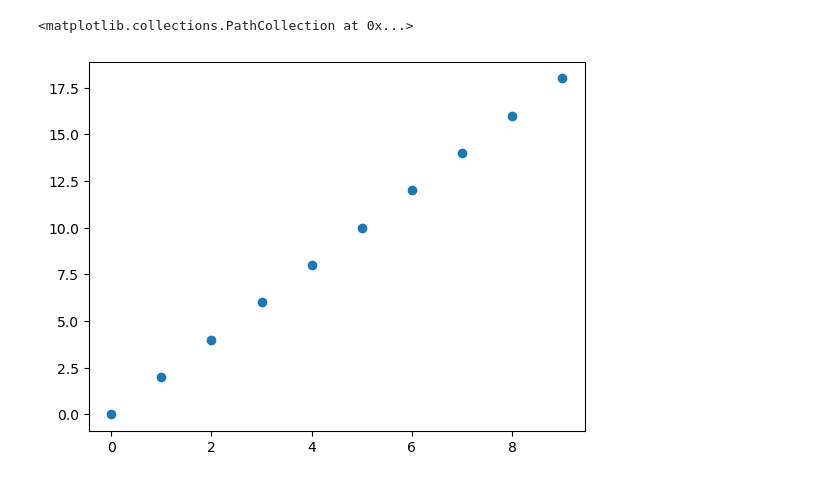
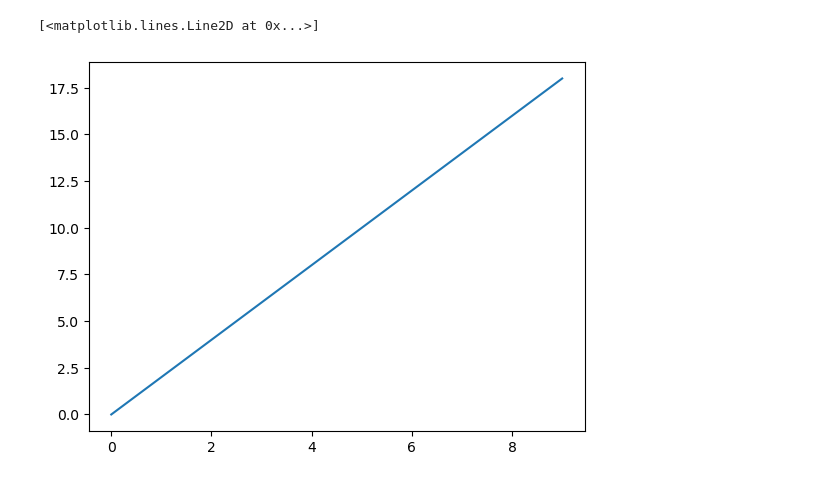
Before and after one commit to larielys-nr/Deloitte-AI-Collision-Predictor, a Jupyter notebook: Basics.ipynb, the cells around one changed output. Drawn from its saved outputs; the diff is of its cells as text; code cells hidden in the pictures.

```diff
--- a/Basics.ipynb
+++ b/Basics.ipynb
@@ -4,8 +8,7 @@ import matplotlib.pyplot as plt
 x = [i for i in range(10)]
 y = [2*i for i in range(10)]
 # %%
-#plt.plot(x,y)
-plt.scatter(x,y)
+plt.plot(x,y)
 # %% [output]
-<matplotlib.collections.PathCollection at 0x...>
+[<matplotlib.lines.Line2D at 0x...>]
-[figure, old version]
+[figure, new version]
```
Also changed, not shown: parts of 14 cells of this notebook.
